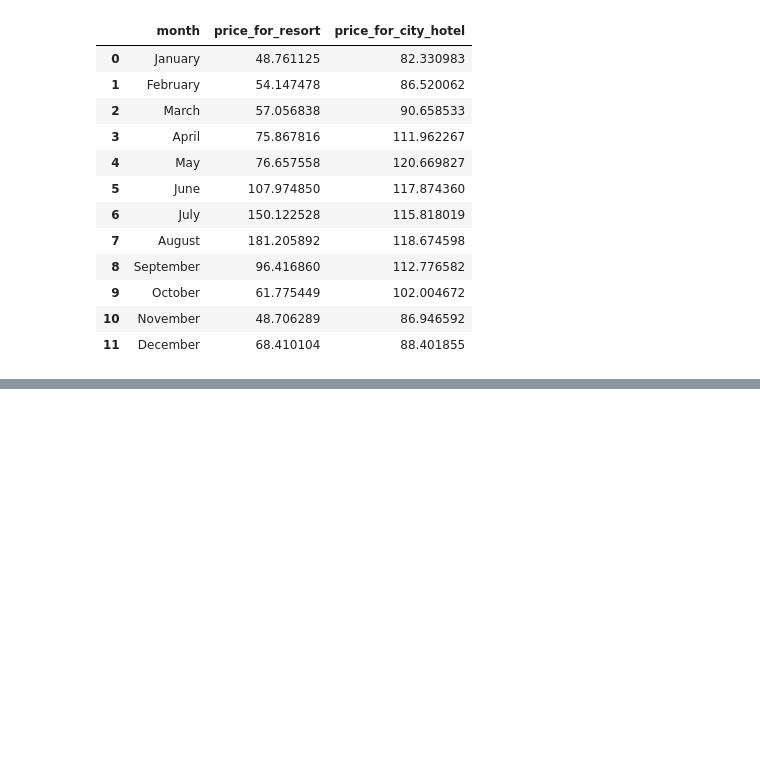
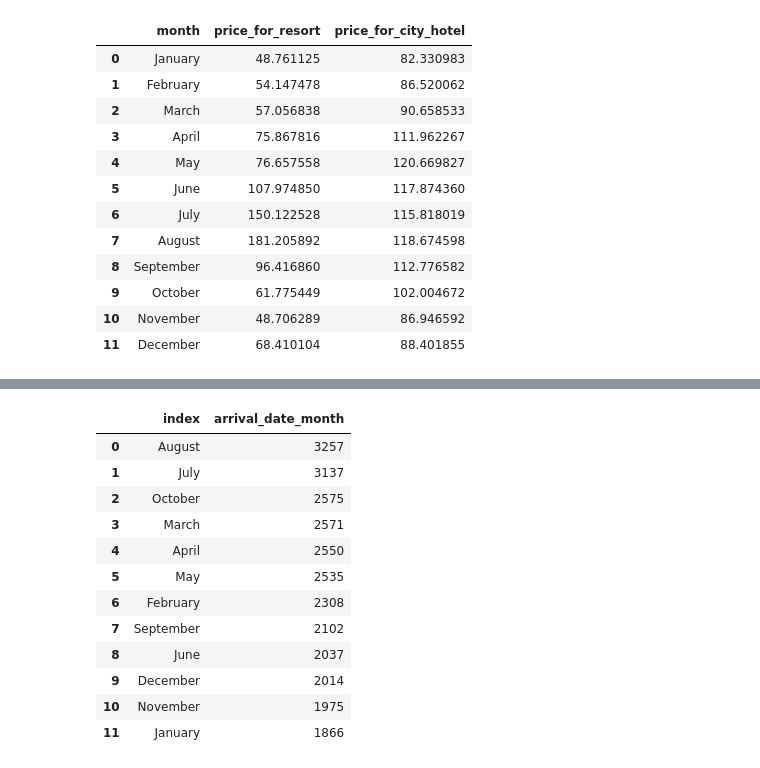
Before and after one commit to hrishi123-cpu/Predict-Status-of-hotel-booking, a Jupyter notebook: Hotel booking prediction.ipynb, the cells around one changed output, grey strips where cells are left out. Drawn from its saved outputs; the diff is of its cells as text; code cells hidden in the pictures; blank space fills up the shorter version.

Commit message:
month-no.of guest

```diff
--- a/Hotel booking prediction.ipynb
+++ b/Hotel booking prediction.ipynb
@@ -339,0 +327,16 @@ final
+# %%
+rush_resordata_resort['arrival_date_month'].value_counts().reset_index()
+# %% [output]
+|  | index | arrival_date_month |
+| 0 | August | 3257 |
+| 1 | July | 3137 |
+| 2 | October | 2575 |
+| 3 | March | 2571 |
+| 4 | April | 2550 |
+| 5 | May | 2535 |
+| 6 | February | 2308 |
+| 7 | September | 2102 |
+| 8 | June | 2037 |
+| 9 | December | 2014 |
+| 10 | November | 1975 |
+| 11 | January | 1866 |
```
Also changed, not shown: parts of 6 cells of this notebook.
